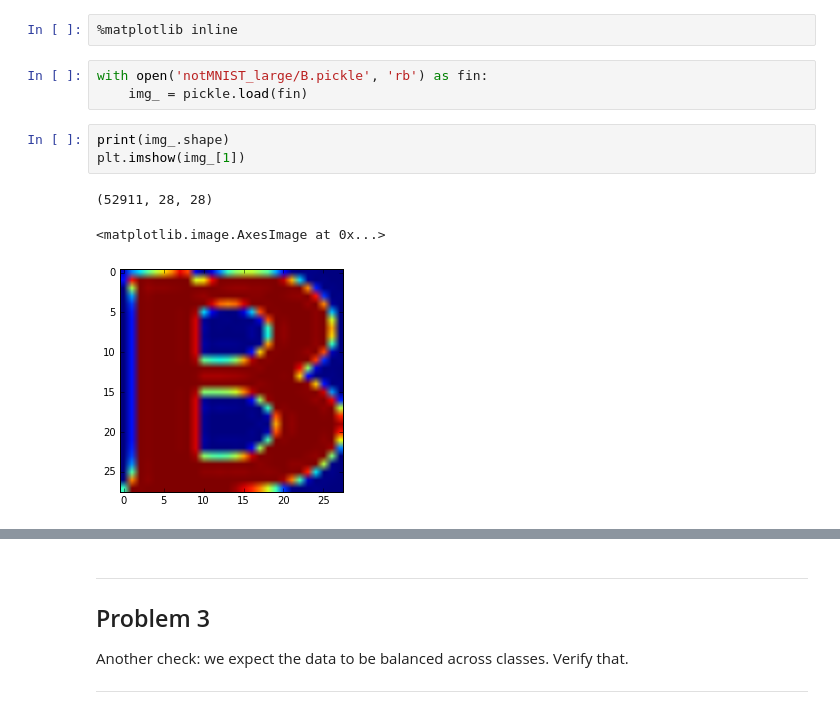
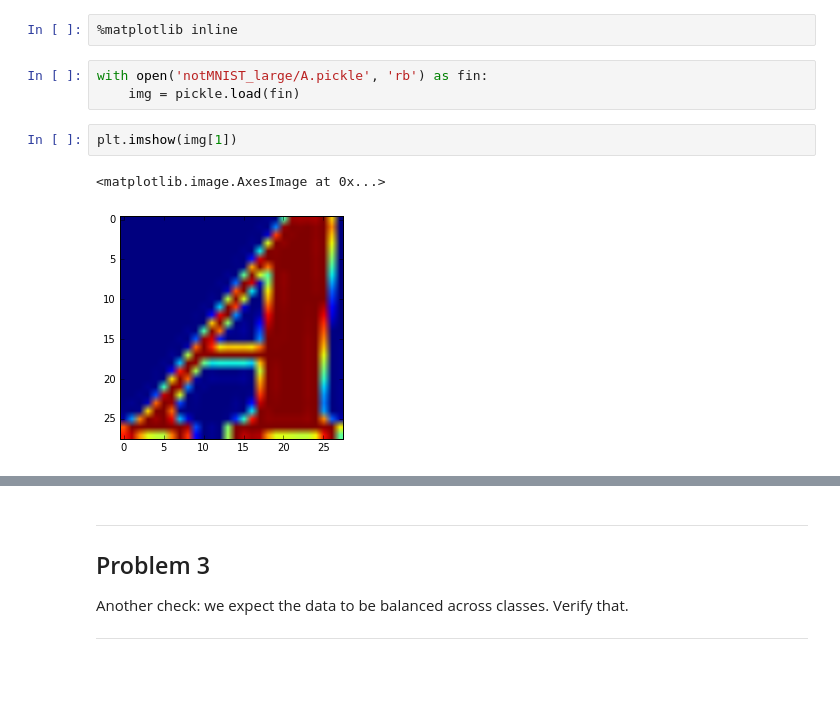
Before and after one commit to zzw95/Udacity_deeplearning, a Jupyter notebook: 1_notmnist.ipynb, the cells around one changed output, grey strips where cells are left out. Saved outputs shown, nothing was run; the diff lists cells and outputs as text; blank space fills up the shorter version.

```diff
--- a/1_notmnist.ipynb
+++ b/1_notmnist.ipynb
@@ -215,15 +217,13 @@ Let's verify that the data still looks good. Displaying a sample of the labels a
 # %%
 %matplotlib inline
 # %%
-with open('notMNIST_large/B.pickle', 'rb') as fin:
-    img_ = pickle.load(fin)
+with open('notMNIST_large/A.pickle', 'rb') as fin:
+    img = pickle.load(fin)
-# %%
-print(img_.shape)
-plt.imshow(img_[1])
-# %% [output]
-(52911, 28, 28)
-<matplotlib.image.AxesImage at 0x...>
-[figure, removed]
+# %%
+plt.imshow(img[1])
+# %% [output]
+<matplotlib.image.AxesImage at 0x...>
+[figure, added]
 # %%
 #Problem2 Displaying a sample of the labels and images from the ndarray
 %matplotlib inline
```
Also changed, not shown: parts of 9 cells of this notebook, 2 other files.
